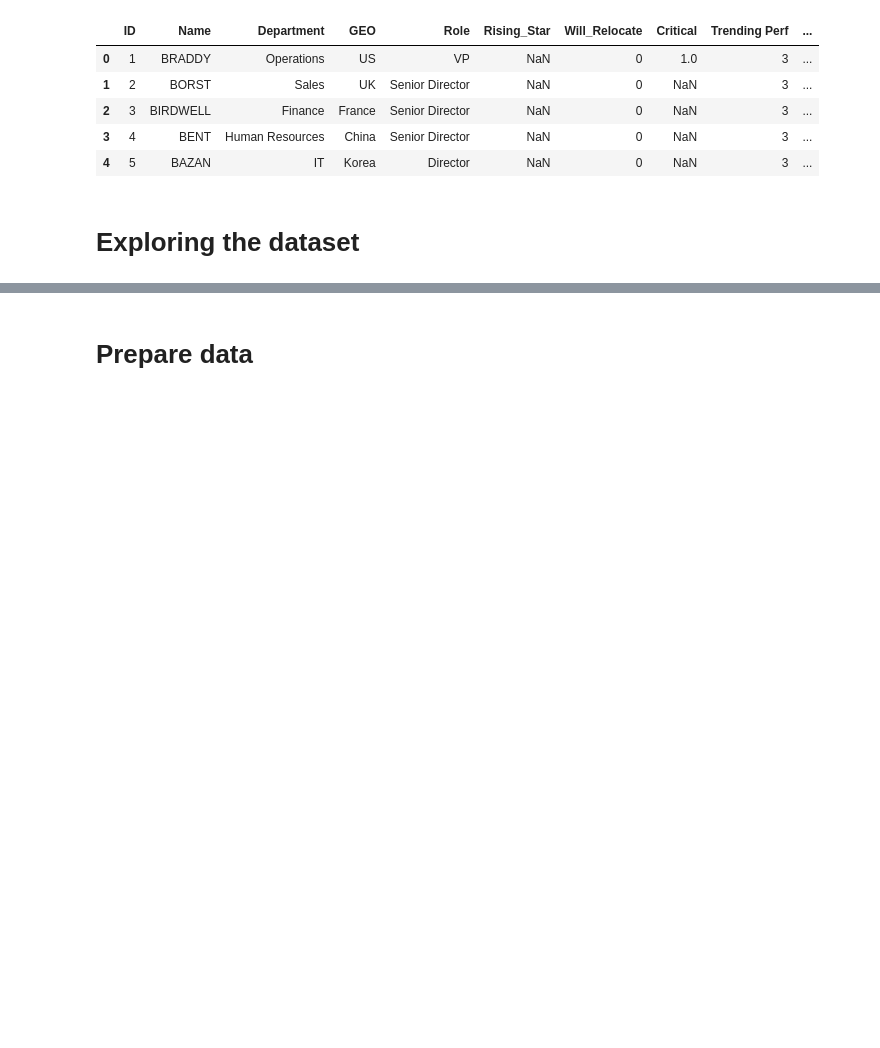
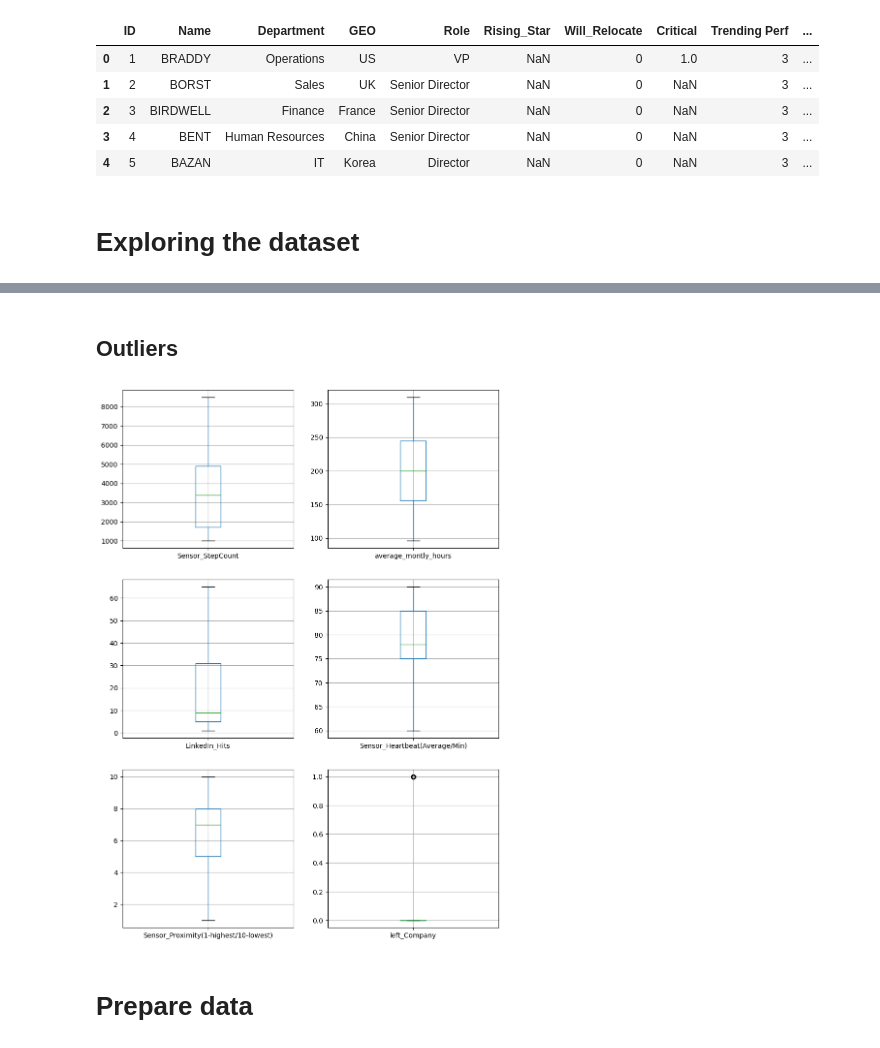
Before and after one commit to Emroullier/hr-data-analytics, a Jupyter notebook: notebooks/simple_log_regression.ipynb, the cells around one changed output, grey strips where cells are left out. Saved outputs shown, nothing was run; the diff lists cells and outputs as text; code cells hidden in the pictures; blank space fills up the shorter version.

Commit message:
20240619_simple_log_regression_outliers_thierry

```diff
--- a/notebooks/simple_log_regression.ipynb
+++ b/notebooks/simple_log_regression.ipynb
@@ -94,3 +114,18 @@ dataset.head()
+# %% [markdown]
+## Outliers
+# %%
+#Check for outliers
+cols = dataset.columns.to_list()
+
+plt.figure(figsize=(10,50))
+suplot_lines = 10
+suplot_columns = 2
+
+for index, col in enumerate(cols):
+    plt.subplot(suplot_lines,suplot_columns,index+1)
+    dataset.boxplot(column=col);
+# %% [output]
+[figure, added]
 # %% [markdown]
 # Prepare data
 # %% [markdown]
```
Also changed, not shown: parts of 27 cells of this notebook.
